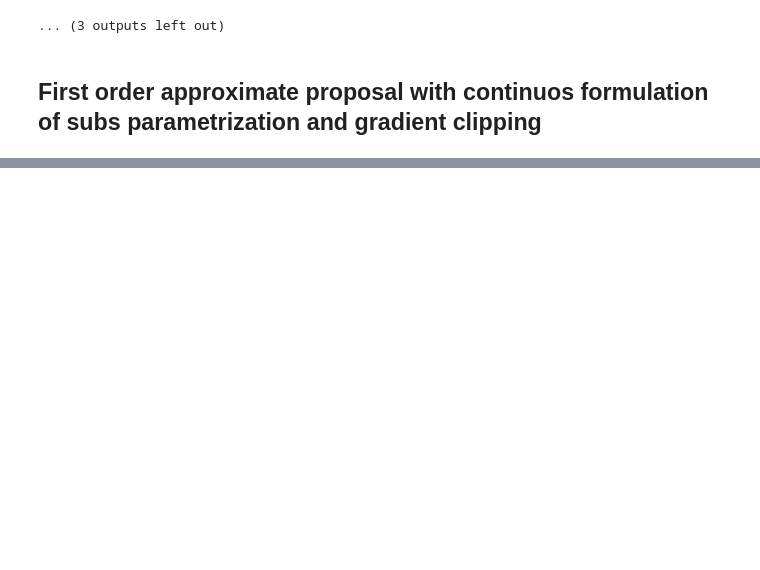
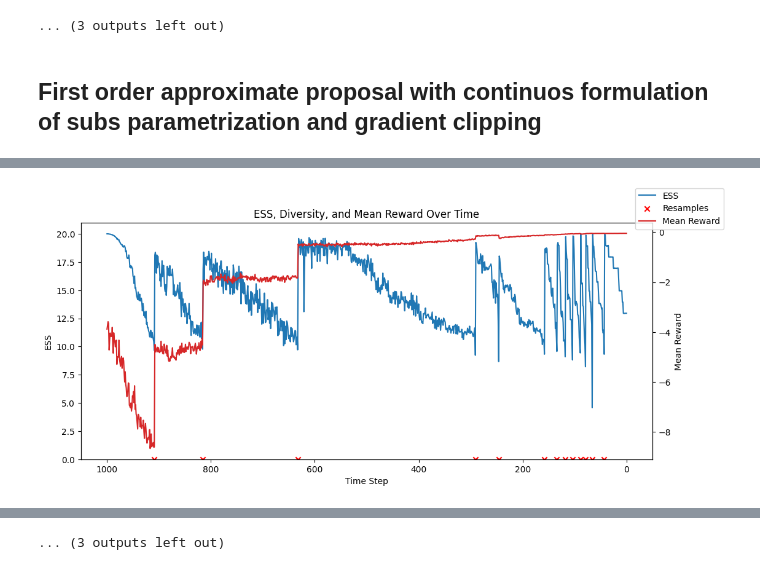
Before and after one commit to chinmay8bit/discrete-diffusion-smc-experiments, a Jupyter notebook: smc_scripts/smc_mdm_binarized_mnist_simple_rewards_classifier.ipynb, the cells around one changed output, grey strips where cells are left out. Saved outputs shown, nothing was run; the diff lists cells and outputs as text; code cells hidden in the pictures; blank space fills up the shorter version.

```diff
--- a/smc_scripts/smc_mdm_binarized_mnist_simple_rewards_classifier.ipynb
+++ b/smc_scripts/smc_mdm_binarized_mnist_simple_rewards_classifier.ipynb
@@ -377,0 +389,4 @@ plot_smc_results_binarized_mnist(X_0, W_0, ess_trace, rewards_trace, particles_t
+# %%
+plot_smc_results_binarized_mnist(X_0, W_0, ess_trace, rewards_trace, particles_trace, log_weights_trace, resampling_trace, num_timesteps, vocab_size, num_categories, compute_rewards)
+# %% [output]
+[figure, added]
@@ -377,0 +404 @@ plot_smc_results_binarized_mnist(X_0, W_0, ess_trace, rewards_trace, particles_t
+... (3 outputs left out)
```
Also changed, not shown: parts of 17 cells of this notebook, 1 other file.
